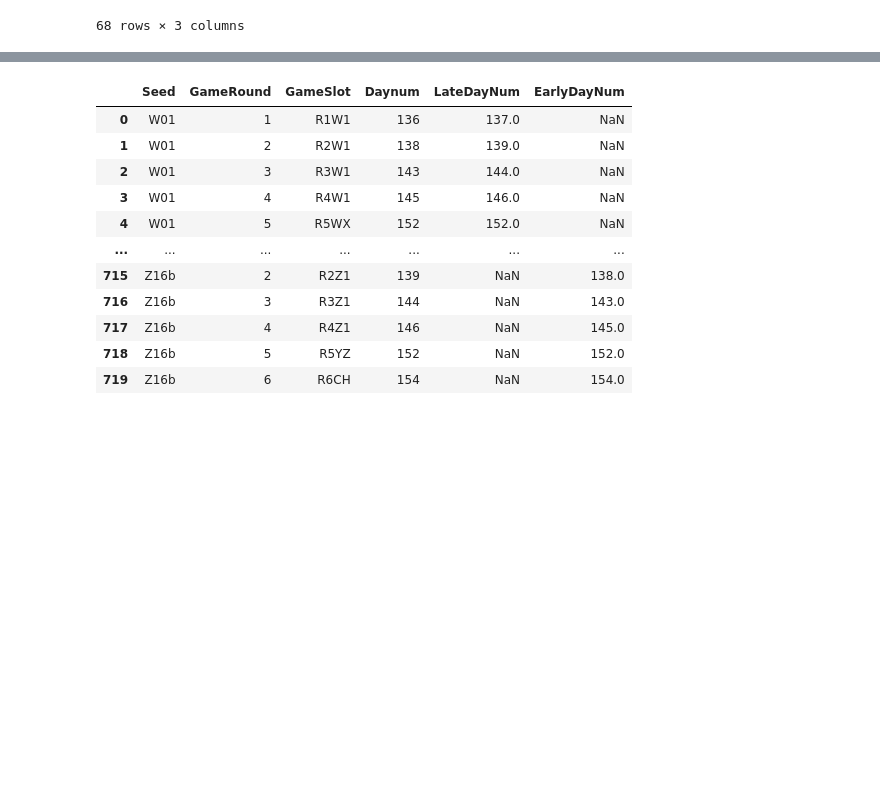
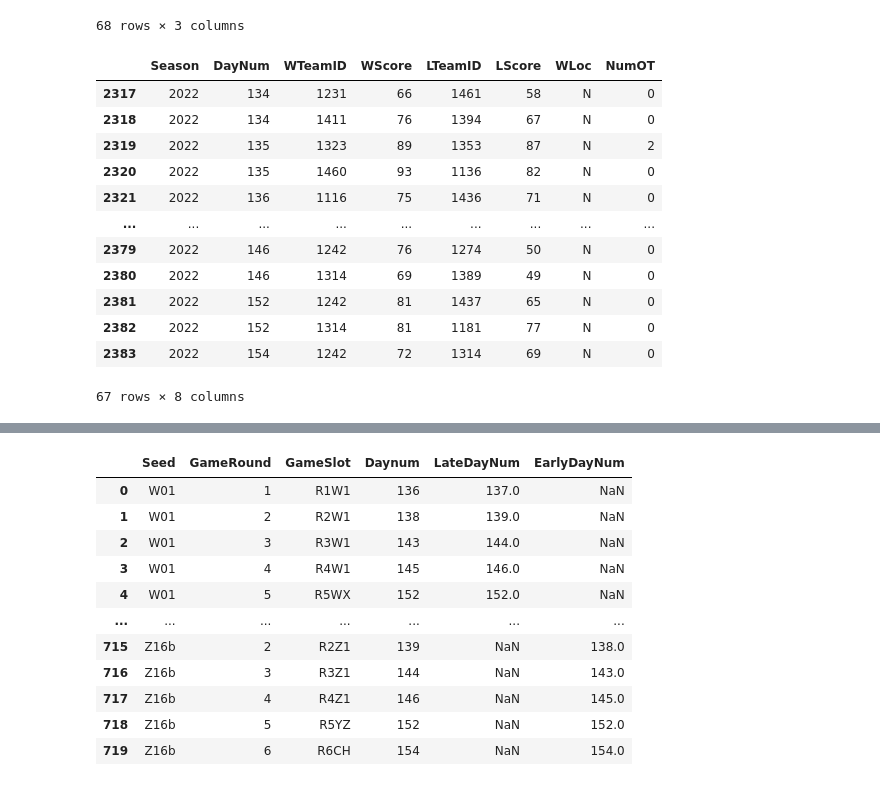
Before and after one commit to sebastiancoombs/Tournament-gym, a Jupyter notebook: Process_data/build mens json.ipynb, the cells around one changed output, grey strips where cells are left out. Saved outputs shown, nothing was run; the diff lists cells and outputs as text; code cells hidden in the pictures; blank space fills up the shorter version.

```diff
--- a/Process_data/build mens json.ipynb
+++ b/Process_data/build mens json.ipynb
@@ -31,6 +31,21 @@ seed
 68 rows × 3 columns
 # %%
 tourn=tournament[tournament['Season']==2022]
+tourn
+# %% [output]
+|  | Season | DayNum | WTeamID | WScore | LTeamID | LScore | WLoc | NumOT |
+| 2317 | 2022 | 134 | 1231 | 66 | 1461 | 58 | N | 0 |
+| 2318 | 2022 | 134 | 1411 | 76 | 1394 | 67 | N | 0 |
+| 2319 | 2022 | 135 | 1323 | 89 | 1353 | 87 | N | 2 |
+| 2320 | 2022 | 135 | 1460 | 93 | 1136 | 82 | N | 0 |
+| 2321 | 2022 | 136 | 1116 | 75 | 1436 | 71 | N | 0 |
+| ... | ... | ... | ... | ... | ... | ... | ... | ... |
+| 2379 | 2022 | 146 | 1242 | 76 | 1274 | 50 | N | 0 |
+| 2380 | 2022 | 146 | 1314 | 69 | 1389 | 49 | N | 0 |
+| 2381 | 2022 | 152 | 1242 | 81 | 1437 | 65 | N | 0 |
+| 2382 | 2022 | 152 | 1314 | 81 | 1181 | 77 | N | 0 |
+| 2383 | 2022 | 154 | 1242 | 72 | 1314 | 69 | N | 0 |
+67 rows × 8 columns
 # %%
 left_tourn=pd.merge(tourn,seed,left_on='WTeamID',right_on='TeamID',how='left')
 left_tourn=left_tourn.rename(columns={'Seed':'WSeed','Season_x':"Season"})
```
Also changed, not shown: parts of 7 cells of this notebook.
